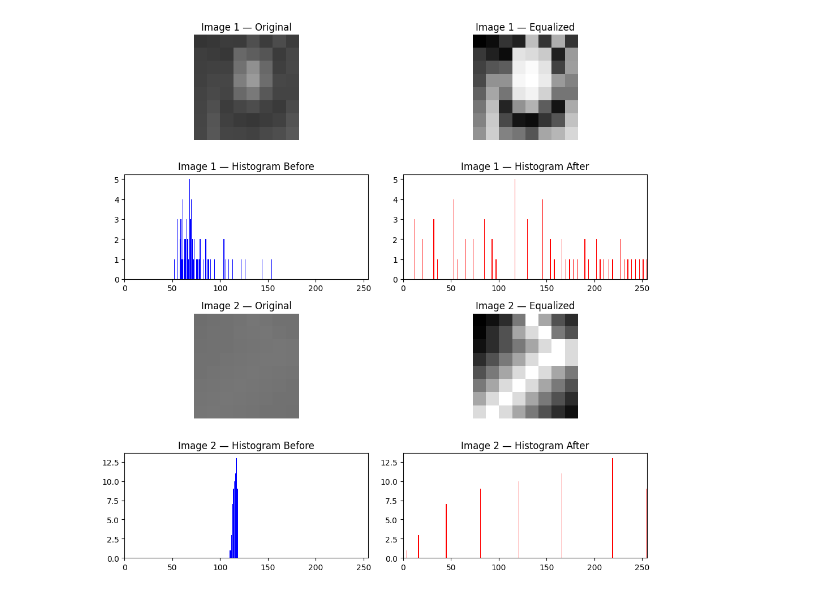
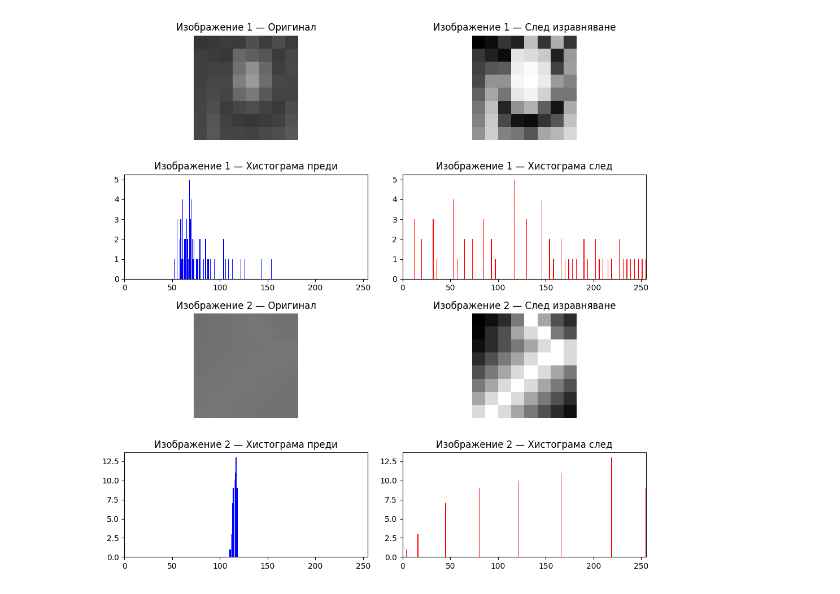
Before and after one commit to Samuuil/Histogram-Equalization, a Jupyter notebook: main.ipynb, the cells around one changed output. Saved outputs shown, nothing was run; the diff lists cells and outputs as text; code cells hidden in the pictures.

```diff
--- a/main.ipynb
+++ b/main.ipynb
@@ -113,41 +107,41 @@ We'll display:
 # %%
 fig, axes = plt.subplots(4, 2, figsize=(10, 10))
 
-# Image 1 visuals
+# Резултати за изображение 1
 axes[0, 0].imshow(image1, cmap='gray', vmin=0, vmax=255)
-axes[0, 0].set_title("Image 1 — Original")
+axes[0, 0].set_title("Изображение 1 — Оригинал")
 axes[0, 0].axis('off')
 
 axes[0, 1].imshow(equalized1, cmap='gray', vmin=0, vmax=255)
-axes[0, 1].set_title("Image 1 — Equalized")
+axes[0, 1].set_title("Изображение 1 — След изравняване")
 axes[0, 1].axis('off')
 
 axes[1, 0].bar(range(256), hist1, color='blue')
-axes[1, 0].set_title("Image 1 — Histogram Before")
+axes[1, 0].set_title("Изображение 1 — Хистограма преди")
 axes[1, 0].set_xlim(0, 255)
 
 axes[1, 1].bar(range(256), hist1_eq, color='red')
-axes[1, 1].set_title("Image 1 — Histogram After")
+axes[1, 1].set_title("Изображение 1 — Хистограма след")
 axes[1, 1].set_xlim(0, 255)
 
-# Image 2 visuals
+# Резултати за изображение 2
 axes[2, 0].imshow(image2, cmap='gray', vmin=0, vmax=255)
-axes[2, 0].set_title("Image 2 — Original")
+axes[2, 0].set_title("Изображение 2 — Оригинал")
 axes[2, 0].axis('off')
 
 axes[2, 1].imshow(equalized2, cmap='gray', vmin=0, vmax=255)
-axes[2, 1].set_title("Image 2 — Equalized")
+axes[2, 1].set_title("Изображение 2 — След изравняване")
 axes[2, 1].axis('off')
 
 axes[3, 0].bar(range(256), hist2, color='blue')
-axes[3, 0].set_title("Image 2 — Histogram Before")
+axes[3, 0].set_title("Изображение 2 — Хистограма преди")
 axes[3, 0].set_xlim(0, 255)
 
 axes[3, 1].bar(range(256), hist2_eq, color='red')
-axes[3, 1].set_title("Image 2 — Histogram After")
+axes[3, 1].set_title("Изображение 2 — Хистограма след")
 axes[3, 1].set_xlim(0, 255)
 
 plt.tight_layout()
 plt.show()
 # %% [output]
-[figure, old version]
+[figure, new version]
```
Also changed, not shown: parts of 18 cells of this notebook.
